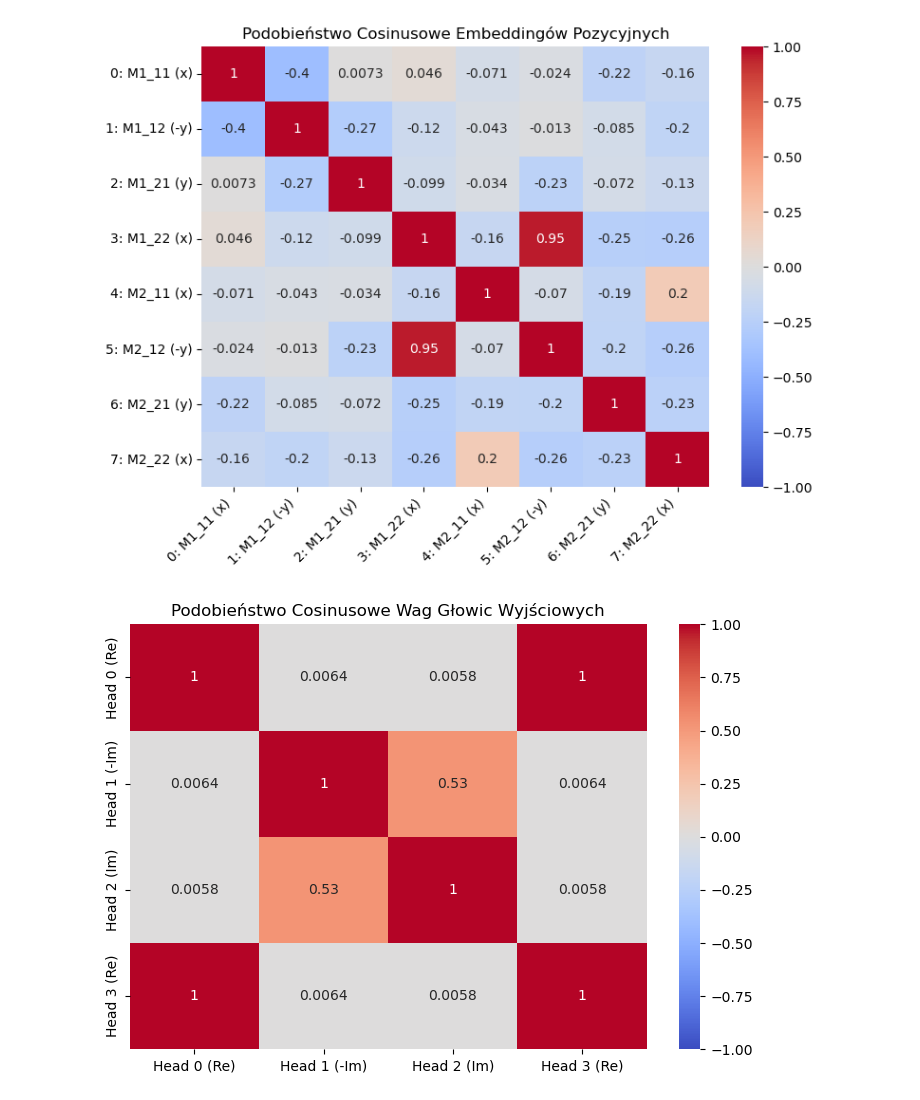
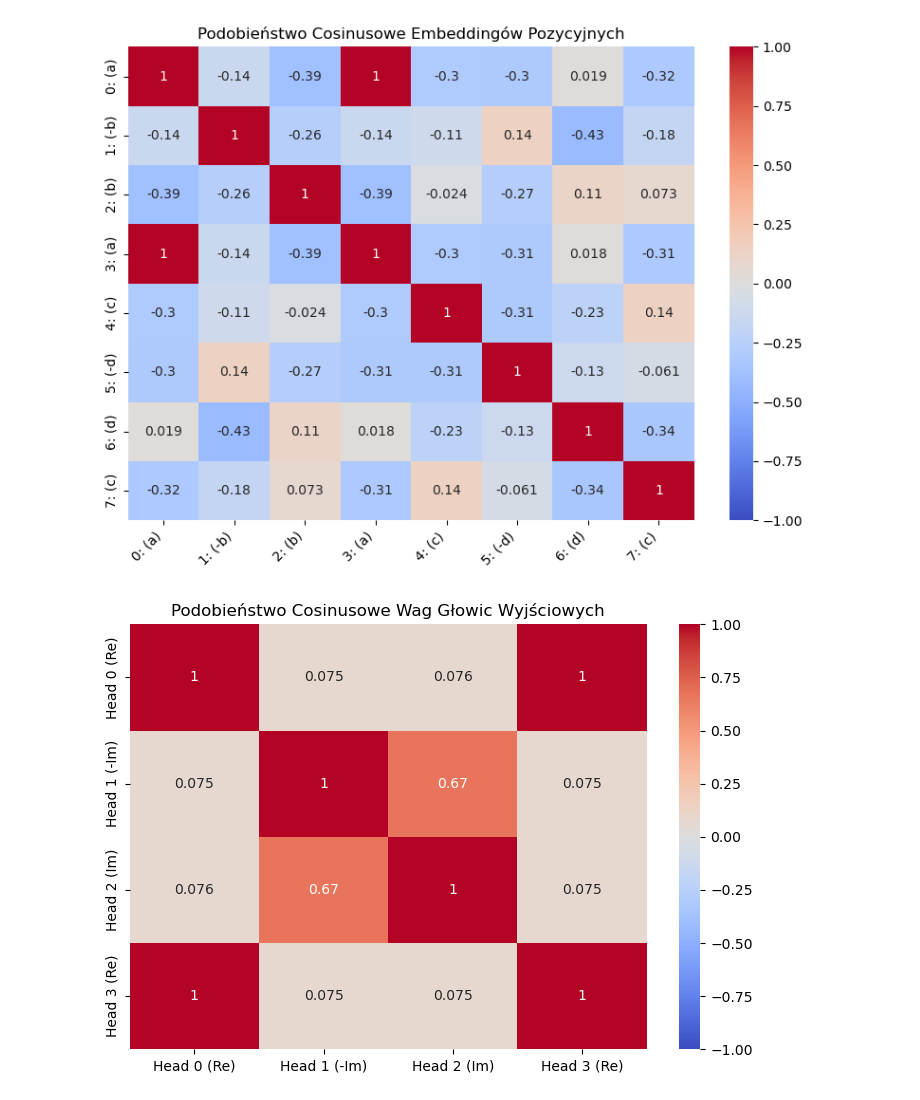
Before and after one commit to AleczO/Grokking, a Jupyter notebook: grokking/framework/analysis/DOT_CNFN/exp_008/analysis.ipynb, the cells around one changed output. Cells and saved outputs as stored; diff of their text form; code cells hidden in the pictures.

```diff
--- a/grokking/framework/analysis/DOT_CNFN/exp_008/analysis.ipynb
+++ b/grokking/framework/analysis/DOT_CNFN/exp_008/analysis.ipynb
@@ -76,7 +76,7 @@ def plot_input_only_plotly(model, N):
 # %%
 model, N = GetModelFromConfig("")
 
-model_path = r"checkpoint_epoch_6000.pt"
+model_path = r"checkpoint_epoch_19000.pt"
 
 checkpoint = torch.load(model_path, map_location="cpu")
 
@@ -147,36 +138,36 @@ def analyze_positional_embeddings(model):
     pos_weights = model.pos_embed.weight.detach().cpu().numpy()
 
     norm = np.linalg.norm(pos_weights, axis=1, keepdims=True)
     normalized_pos = pos_weights / norm
 
     cosine_sim = np.dot(normalized_pos, normalized_pos.T)
 
     plt.figure(figsize=(8, 6))
 
 
     labels = [
-        '0: M1_11 (x)', '1: M1_12 (-y)', '2: M1_21 (y)', '3: M1_22 (x)',
-        '4: M2_11 (x)', '5: M2_12 (-y)', '6: M2_21 (y)', '7: M2_22 (x)'
+        '0: (a)', '1: (-b)', '2: (b)', '3: (a)',
+        '4: (c)', '5: (-d)', '6: (d)', '7: (c)'
     ]
 
     sns.heatmap(
         cosine_sim,
         annot=True,
         cmap="coolwarm",
         xticklabels=labels,
         yticklabels=labels,
         vmin=-1, vmax=1
     )
 
     plt.title("Podobieństwo Cosinusowe Embeddingów Pozycyjnych")
     plt.xticks(rotation=45, ha="right")
     plt.tight_layout()
     plt.show()
 
 
 analyze_positional_embeddings(model)
 # %% [output]
-[figure, old version]
+[figure, new version]
 # %%
 import torch
 import numpy as np
@@ -210,7 +201,7 @@ def analyze_output_heads(model):
 
 analyze_output_heads(model)
 # %% [output]
-[figure, old version]
+[figure, new version]
 # %%
 import numpy as np
 import plotly.graph_objects as go
```
Also changed, not shown: parts of 12 cells of this notebook, 18 other files.
